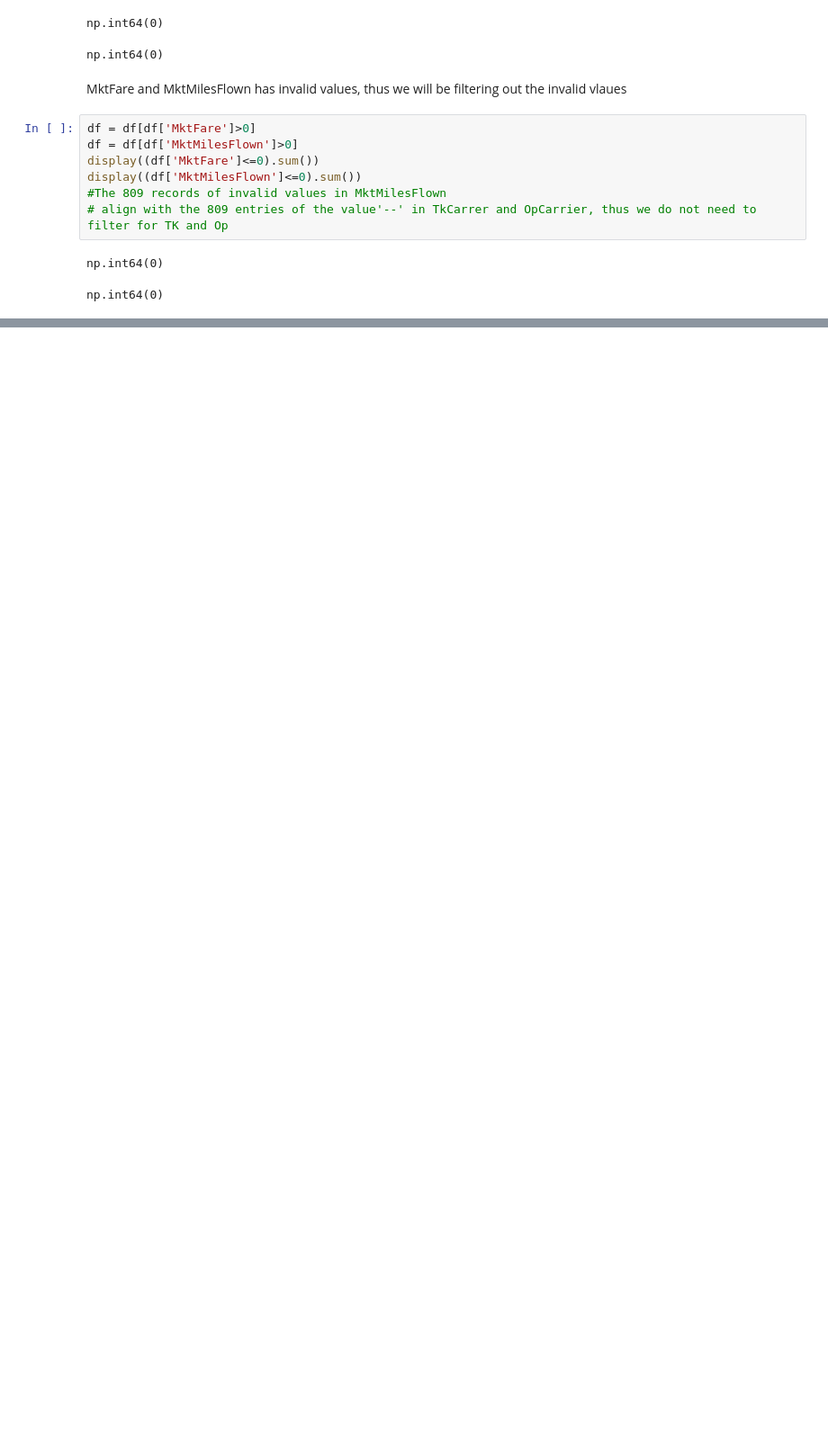
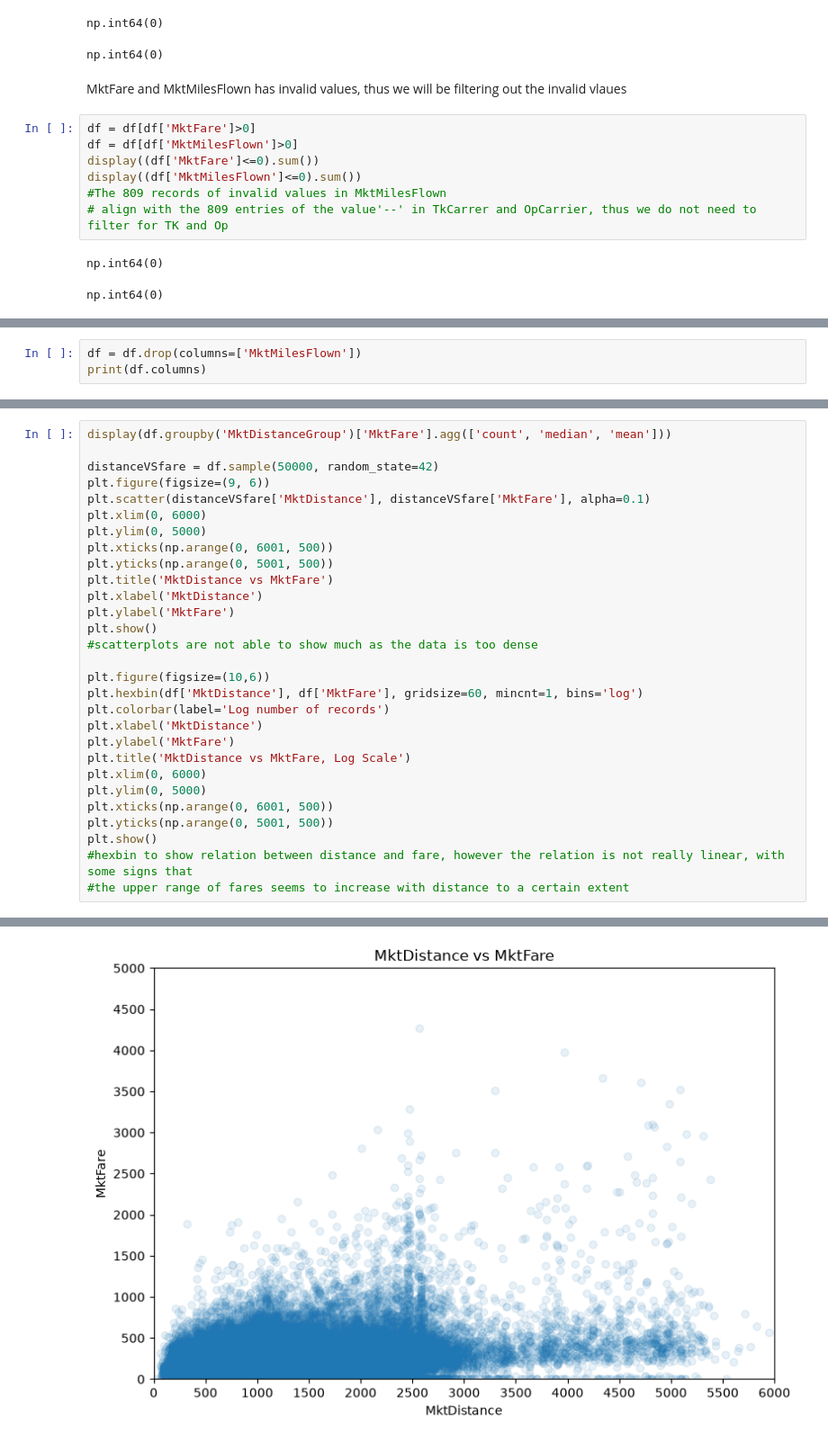
Before and after one commit to Anythingsaf22/Analyse-US-Domestic-flights, a Jupyter notebook: Notebooks/notebook1.ipynb, the cells around one changed output, grey strips where cells are left out. Shown at 90% size. Drawn from its saved outputs; the diff is of its cells as text; blank space fills up the shorter version.

```diff
--- a/Notebooks/notebook1.ipynb
+++ b/Notebooks/notebook1.ipynb
@@ -358,0 +650,3 @@ np.int64(0)
+# %%
+df = df.drop(columns=['MktMilesFlown'])
+print(df.columns)
@@ -358,0 +660,30 @@ np.int64(0)
+# %%
+display(df.groupby('MktDistanceGroup')['MktFare'].agg(['count', 'median', 'mean']))
+
+distanceVSfare = df.sample(50000, random_state=42)
+plt.figure(figsize=(9, 6))
+plt.scatter(distanceVSfare['MktDistance'], distanceVSfare['MktFare'], alpha=0.1)
+plt.xlim(0, 6000)
+plt.ylim(0, 5000)
+plt.xticks(np.arange(0, 6001, 500))
+plt.yticks(np.arange(0, 5001, 500))
+plt.title('MktDistance vs MktFare')
+plt.xlabel('MktDistance')
+plt.ylabel('MktFare')
+plt.show()
+#scatterplots are not able to show much as the data is too dense
+
+plt.figure(figsize=(10,6))
+plt.hexbin(df['MktDistance'], df['MktFare'], gridsize=60, mincnt=1, bins='log')
+plt.colorbar(label='Log number of records')
+plt.xlabel('MktDistance')
+plt.ylabel('MktFare')
+plt.title('MktDistance vs MktFare, Log Scale')
+plt.xlim(0, 6000)
+plt.ylim(0, 5000)
+plt.xticks(np.arange(0, 6001, 500))
+plt.yticks(np.arange(0, 5001, 500))
+plt.show()
+#hexbin to show relation between distance and fare, however the relation is not really linear, with some signs that
+#the upper range of fares seems to increase with distance to a certain extent
+# %% [output]
@@ -358,0 +708 @@ np.int64(0)
+[figure, added]
```
Also changed, not shown: parts of 22 cells of this notebook, 3 other files.
